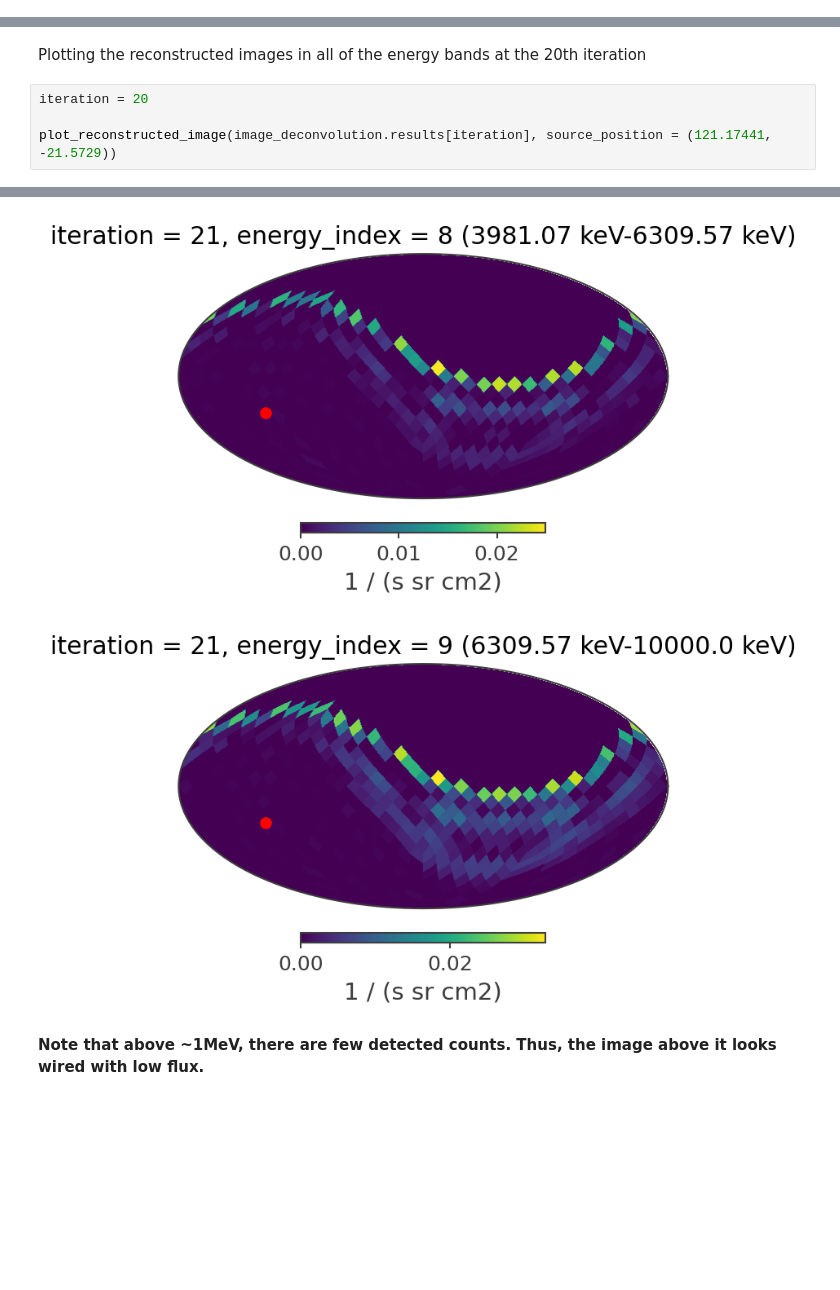
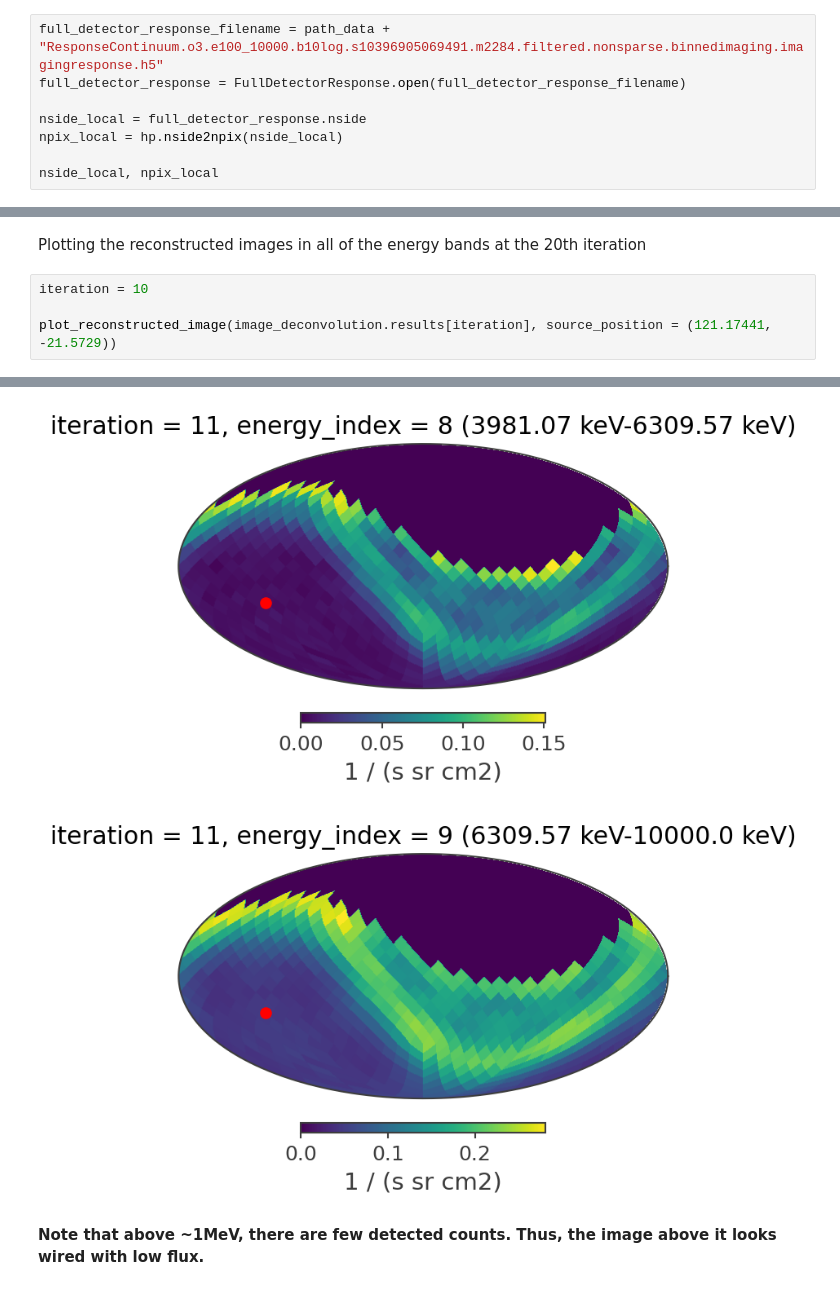
Before and after one commit to hiyoneda/cosipy, a Jupyter notebook: docs/tutorials/image_deconvolution/optional/time_binned_data_w_local_coordinate/GRB-ScAtt-ImageDeconvolution.ipynb, the cells around one changed output, grey strips where cells are left out. Cells and saved outputs as stored; diff of their text form; blank space fills up the shorter version.

Commit message:
Update notebooks for the image deconvolution with local coordinates

```diff
--- a/docs/tutorials/image_deconvolution/optional/time_binned_data_w_local_coordinate/GRB-ScAtt-ImageDeconvolution.ipynb
+++ b/docs/tutorials/image_deconvolution/optional/time_binned_data_w_local_coordinate/GRB-ScAtt-ImageDeconvolution.ipynb
@@ -172,0 +143,8 @@ A file named DC3_final_530km_3_month_with_slew_1sbins_GalacticEarth_SAA.ori alre
+# %%
+full_detector_response_filename = path_data + "ResponseContinuum.o3.e100_10000.b10log.s10396905069491.m2284.filtered.nonsparse.binnedimaging.imagingresponse.h5"
+full_detector_response = FullDetectorResponse.open(full_detector_response_filename)
+
+nside_local = full_detector_response.nside
+npix_local = hp.nside2npix(nside_local)
+
+nside_local, npix_local
@@ -755,7 +755,7 @@ $55.844737 \; \mathrm{\frac{1}{s\,cm^{2}}}$
 # %% [markdown]
 Plotting the reconstructed images in all of the energy bands at the 20th iteration
 # %%
-iteration = 20
+iteration = 10
 
 plot_reconstructed_image(image_deconvolution.results[iteration], source_position = (121.17441, -21.5729))
 # %% [output]
@@ -770,4 +770,4 @@ plot_reconstructed_image(image_deconvolution.results[iteration], source_position
-[figure, old version]
+[figure, new version]
-[figure, old version]
+[figure, new version]
 # %% [markdown]
 **Note that above ~1MeV, there are few detected counts. Thus, the image above it looks wired with low flux.**
```
Also changed, not shown: parts of 25 cells of this notebook, 3 other files.
